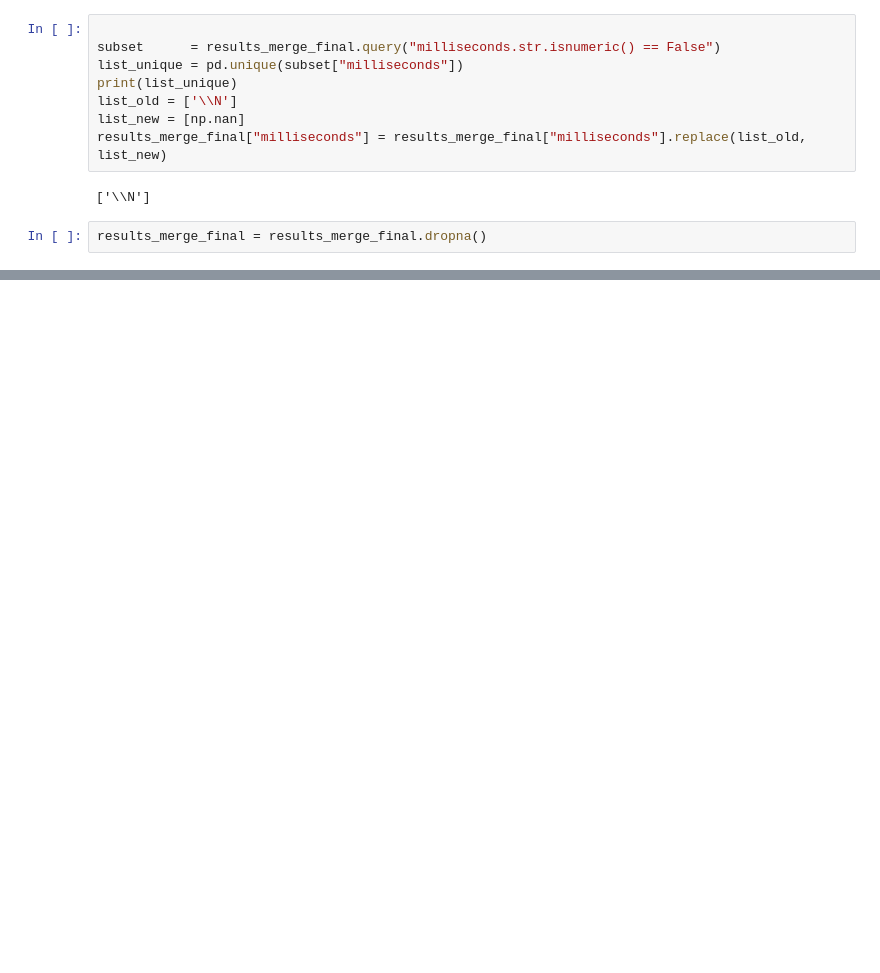
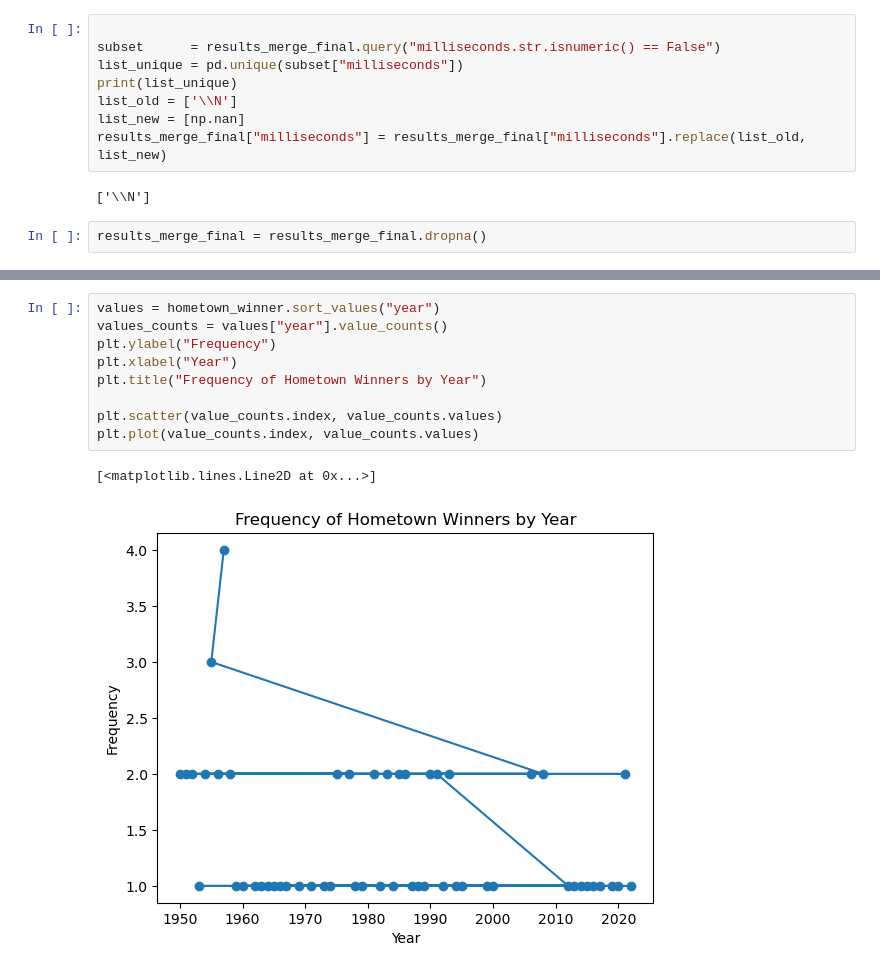
Before and after one commit to sesshayne/QTM151FinalProject, a Jupyter notebook: final_project_neha.ipynb, the cells around one changed output, grey strips where cells are left out. Saved outputs shown, nothing was run; the diff lists cells and outputs as text; blank space fills up the shorter version.

```diff
--- a/final_project_neha.ipynb
+++ b/final_project_neha.ipynb
@@ -74,0 +150,12 @@ results_merge_final = results_merge_final.dropna()
+# %%
+values = hometown_winner.sort_values("year")
+values_counts = values["year"].value_counts()
+plt.ylabel("Frequency")
+plt.xlabel("Year")
+plt.title("Frequency of Hometown Winners by Year")
+
+plt.scatter(value_counts.index, value_counts.values)
+plt.plot(value_counts.index, value_counts.values)
+# %% [output]
+[<matplotlib.lines.Line2D at 0x...>]
+[figure, added]
```
Also changed, not shown: parts of 9 cells of this notebook.
